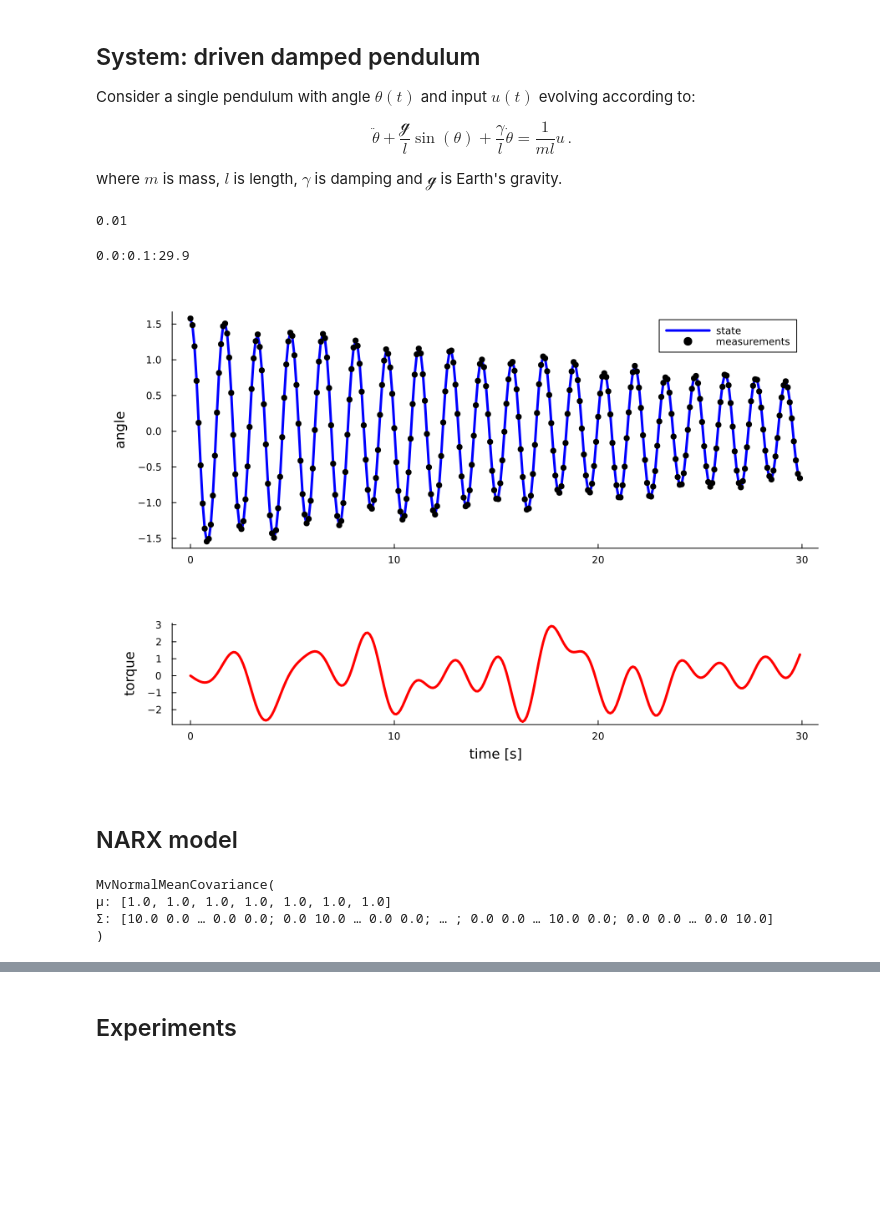
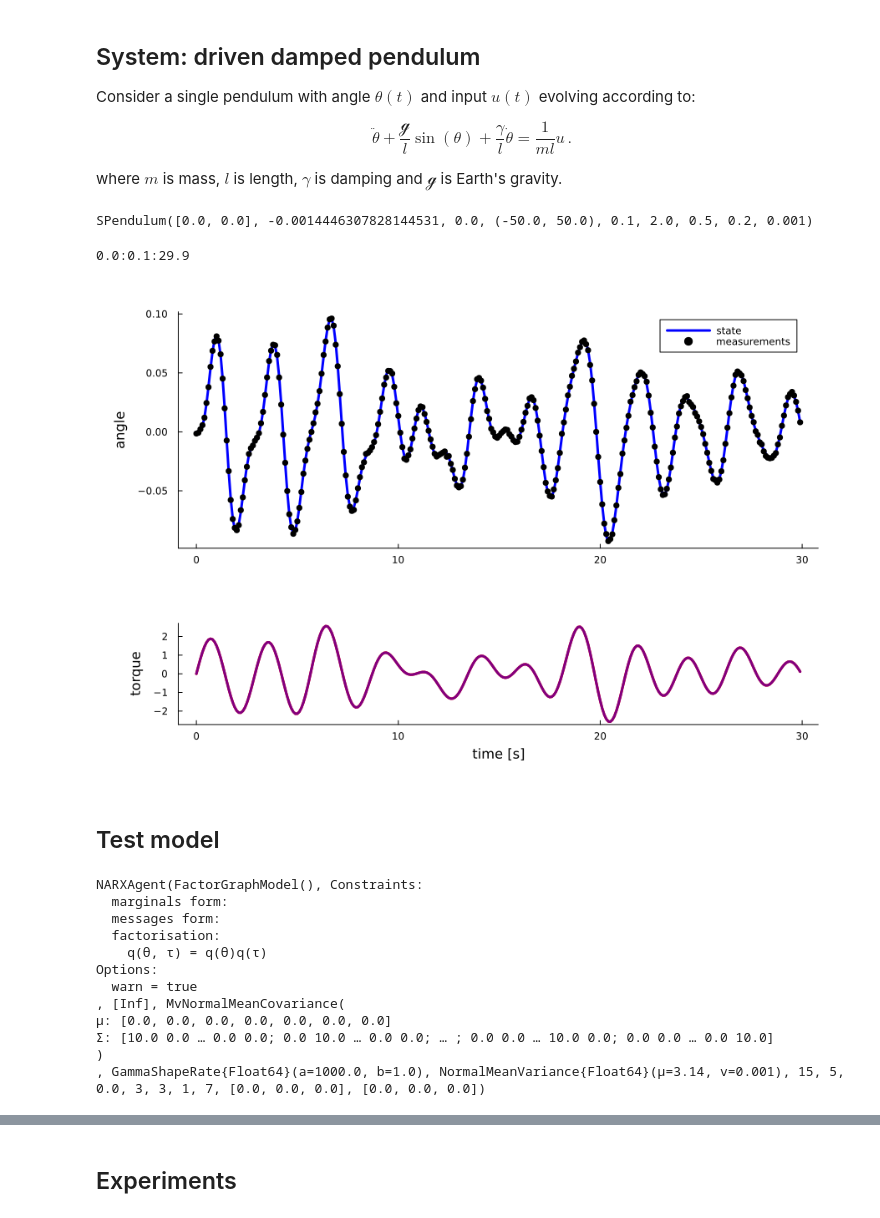
Before and after one commit to wmkouw/narx-efe, a Jupyter notebook: info-seeking/NARX-EFE info-seeking.ipynb, the cells around one changed output, grey strips where cells are left out. Drawn from its saved outputs; the diff is of its cells as text; code cells hidden in the pictures; blank space fills up the shorter version.

```diff
--- a/info-seeking/NARX-EFE info-seeking.ipynb
+++ b/info-seeking/NARX-EFE info-seeking.ipynb
@@ -27,9 +27,20 @@ includet("./Pendulums.jl"); using .Pendulums
 # System parameters
 sys_mass = 2.0
 sys_length = 0.5
-sys_damping = 0.1
-sys_mnoise_sd = 1e-2
+sys_damping = 0.2
+sys_mnoise_sd = 1e-3
+sys_ulims = (-50.,50.)
+Δt = 0.1
+
+init_state = [0.0, 0.0]
+pendulum = SPendulum(init_state = init_state,
+                     mass = sys_mass,
+                     length = sys_length,
+                     damping = sys_damping,
+                     mnoise_sd = sys_mnoise_sd,
+                     torque_lims = sys_ulims,
+                     Δt=Δt)
 # %% [output]
-0.01
+SPendulum([0.0, 0.0], -0.0014446307828144531, 0.0, (-50.0, 50.0), 0.1, 2.0, 0.5, 0.2, 0.001)
 # %%
 N = 300
@@ -43,30 +53,23 @@ A  = rand(10)*200 .- 100
 Ω  = rand(10)*3
 controls = mean([A[i]*sin.(Ω[i].*tsteps) for i = 1:10]) ./ 10;
 # %%
-init_state = [π/2, 0.0]
-pendulum = SPendulum(init_state = init_state,
-                     mass = sys_mass,
-                     length = sys_length,
-                     damping = sys_damping,
-                     mnoise_sd = sys_mnoise_sd,
-                     Δt=Δt)
-
 states = zeros(2,N)
 observations = zeros(N)
+torques = zeros(N)
 
 for k in 1:N
     states[:,k] = pendulum.state
     observations[k] = pendulum.sensor
     step!(pendulum, controls[k])
+    torques[k] = pendulum.torque
 end
 # %%
 p1 = plot(ylabel="angle")
 plot!(tsteps, states[1,:], color="blue", label="state")
 scatter!(tsteps, observations, color="black", label="measurements")
 p2 = plot(xlabel="time [s]", ylabel="torque")
 plot!(tsteps, controls[:], color="red")
+plot!(tsteps, torques[:], color="purple")
 plot(p1,p2, layout=grid(2,1, heights=[0.7, 0.3]), size=(900,600))
 # %% [output]
-[figure, old version]
+[figure, new version]
-# %% [markdown]
-## NARX model
@@ -83,9 +76,39 @@ M = size(ϕ(zeros(Ly+Lu), degree=H),1);
-# %%
-# Specify prior distributions
-pτ0 = GammaShapeRate(1e0, 1e-1)
-pθ0 = MvNormalMeanCovariance(ones(M), 10diagm(ones(M)))
-# %% [output]
-MvNormalMeanCovariance(
-μ: [1.0, 1.0, 1.0, 1.0, 1.0, 1.0, 1.0]
-Σ: [10.0 0.0 … 0.0 0.0; 0.0 10.0 … 0.0 0.0; … ; 0.0 0.0 … 10.0 0.0; 0.0 0.0 … 0.0 10.0]
-)
+# %% [markdown]
+## Test model
+# %%
+# NARX settings
+H = 1
+Ly = 3
+Lu = 3
+M = size(ϕ(zeros(Ly+Lu), degree=H),1);
+
+# Specify prior distributions
+pτ0 = GammaShapeRate(1e3, 1e0)
+pθ0 = MvNormalMeanCovariance(zeros(M), 10diagm(ones(M)))
+goal = NormalMeanVariance(3.14, 1e-3)
+
+T = 15
+u_prior = 0.0
+num_iters = 5
+
+agent = NARXAgent(pθ0, pτ0,
+                  goal_prior=goal,
+                  delay_inp=Lu,
+                  delay_out=Ly,
+                  pol_degree=H,
+                  thorizon=T,
+                  control_prior=control_prior,
+                  num_iters=num_iters)
+# %% [output]
+NARXAgent(FactorGraphModel(), Constraints:
+  marginals form:
+  messages form:
+  factorisation:
+    q(θ, τ) = q(θ)q(τ)
+Options:
+  warn = true
+, [Inf], MvNormalMeanCovariance(
+μ: [0.0, 0.0, 0.0, 0.0, 0.0, 0.0, 0.0]
+Σ: [10.0 0.0 … 0.0 0.0; 0.0 10.0 … 0.0 0.0; … ; 0.0 0.0 … 10.0 0.0; 0.0 0.0 … 0.0 10.0]
+)
+, GammaShapeRate{Float64}(a=1000.0, b=1.0), NormalMeanVariance{Float64}(μ=3.14, v=0.001), 15, 5, 0.0, 3, 3, 1, 7, [0.0, 0.0, 0.0], [0.0, 0.0, 0.0])
```
Also changed, not shown: parts of 37 cells of this notebook, 5 other files.
